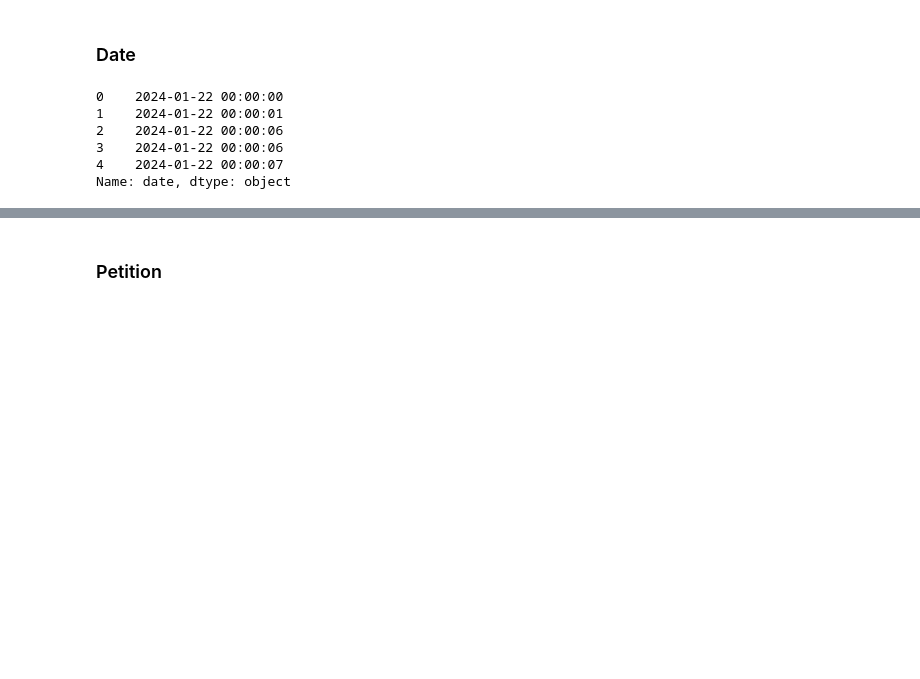
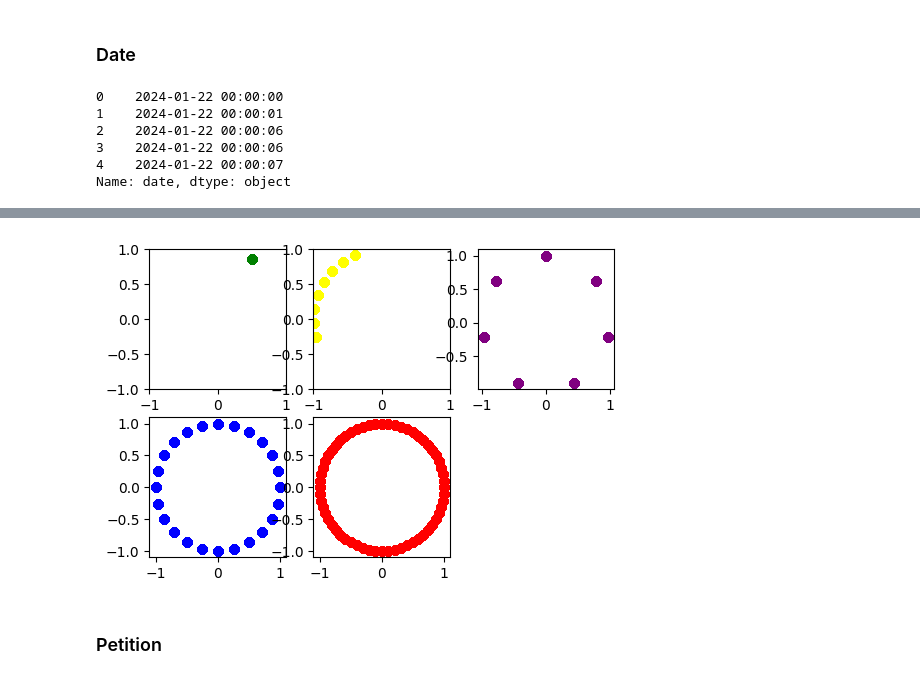
Before and after one commit to amritpal200/Synthesis-Project-1, a Jupyter notebook: src/data_cleaning.ipynb, the cells around one changed output, grey strips where cells are left out. Cells and saved outputs as stored; diff of their text form; code cells hidden in the pictures; blank space fills up the shorter version.

```diff
--- a/src/data_cleaning.ipynb
+++ b/src/data_cleaning.ipynb
@@ -48,3 +123,24 @@ Name: date, dtype: object
+# %%
+plt.figure(figsize=(3*2, 2*2))
+sample_df = df_clean.sample(10000, random_state=42).reset_index(drop=True)
+plt.subplot(2, 3, 1)
+plt.scatter(sample_df["month_sin"], sample_df["month_cos"], color="green")
+plt.xlim(-1, 1)
+plt.ylim(-1, 1)
+plt.subplot(2, 3, 2)
+plt.scatter(sample_df["day_sin"], sample_df["day_cos"], color="yellow")
+plt.xlim(-1, 1)
+plt.ylim(-1, 1)
+plt.subplot(2, 3, 3)
+plt.scatter(sample_df["weekday_sin"], sample_df["weekday_cos"], color="purple")
+plt.subplot(2, 3, 4)
+plt.scatter(sample_df["hour_sin"], sample_df["hour_cos"], color="blue")
+plt.subplot(2, 3, 5)
+plt.scatter(sample_df["minute_sin"], sample_df["minute_cos"], color="red")
+
+plt.show()
+# %% [output]
+[figure, added]
 # %% [markdown]
 ### Petition
 # %%
```
Also changed, not shown: parts of 12 cells of this notebook.
